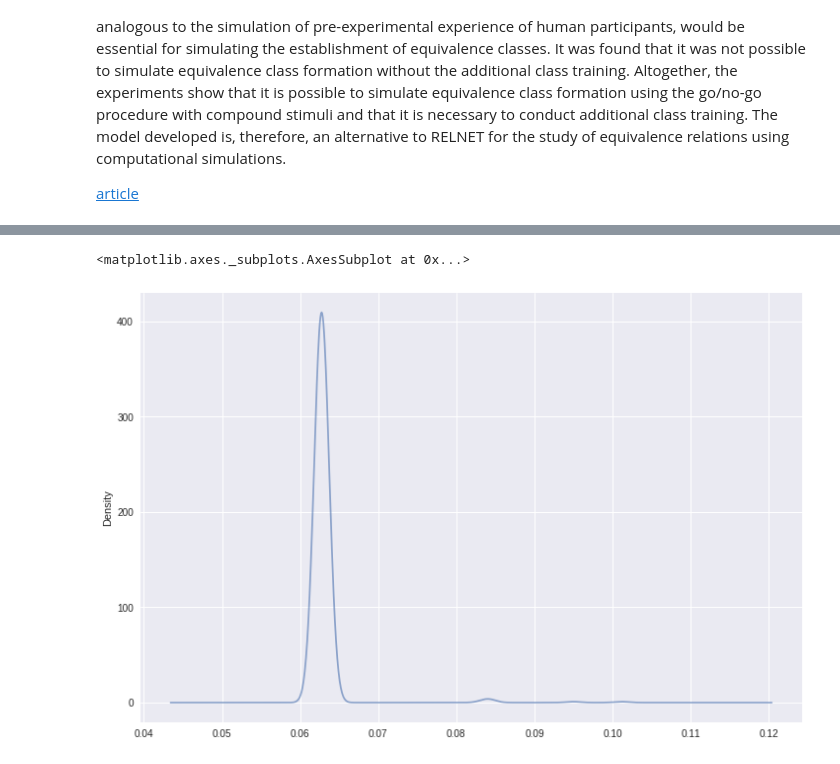
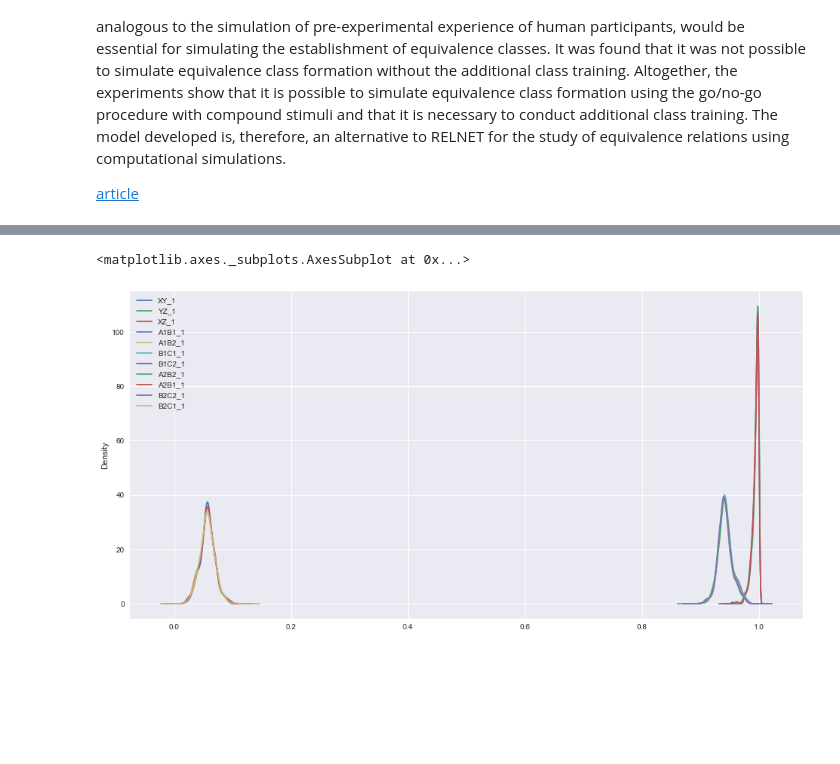
Before and after one commit to Yagwar/stim_eq, a Jupyter notebook: visual TF replica.ipynb, the cells around one changed output, grey strips where cells are left out. Drawn from its saved outputs; the diff is of its cells as text; code cells hidden in the pictures; blank space fills up the shorter version.

```diff
--- a/visual TF replica.ipynb
+++ b/visual TF replica.ipynb
@@ -97,5 +118,5 @@ Name: exp_2_final_loss, dtype: float64
 # %%
-dat["exp_2_final_loss"].plot.density(figsize=(12,8),alpha=0.6)
+dat.iloc[:,1:12].plot(kind="density", figsize=(16,8))#, alpha=0.6)
 # %% [output]
 <matplotlib.axes._subplots.AxesSubplot at 0x...>
-[figure, old version]
+[figure, new version]
```
Also changed, not shown: parts of 20 cells of this notebook.
